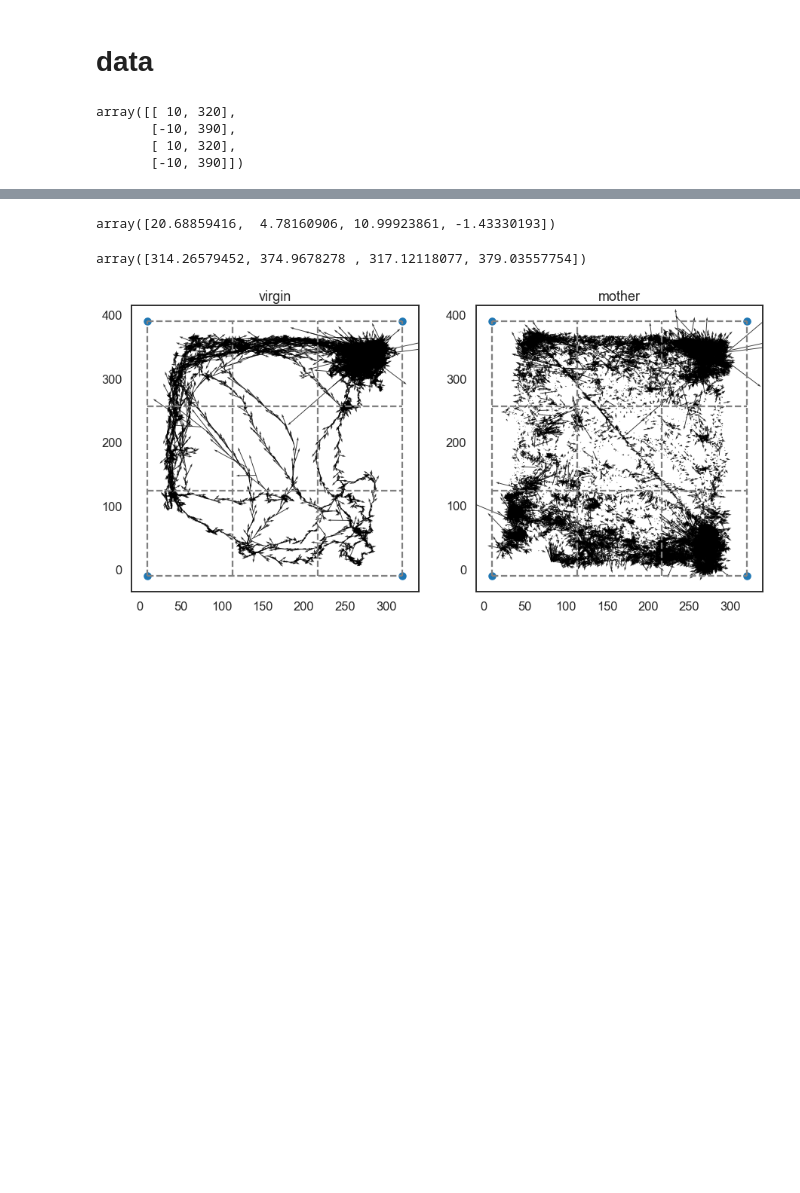
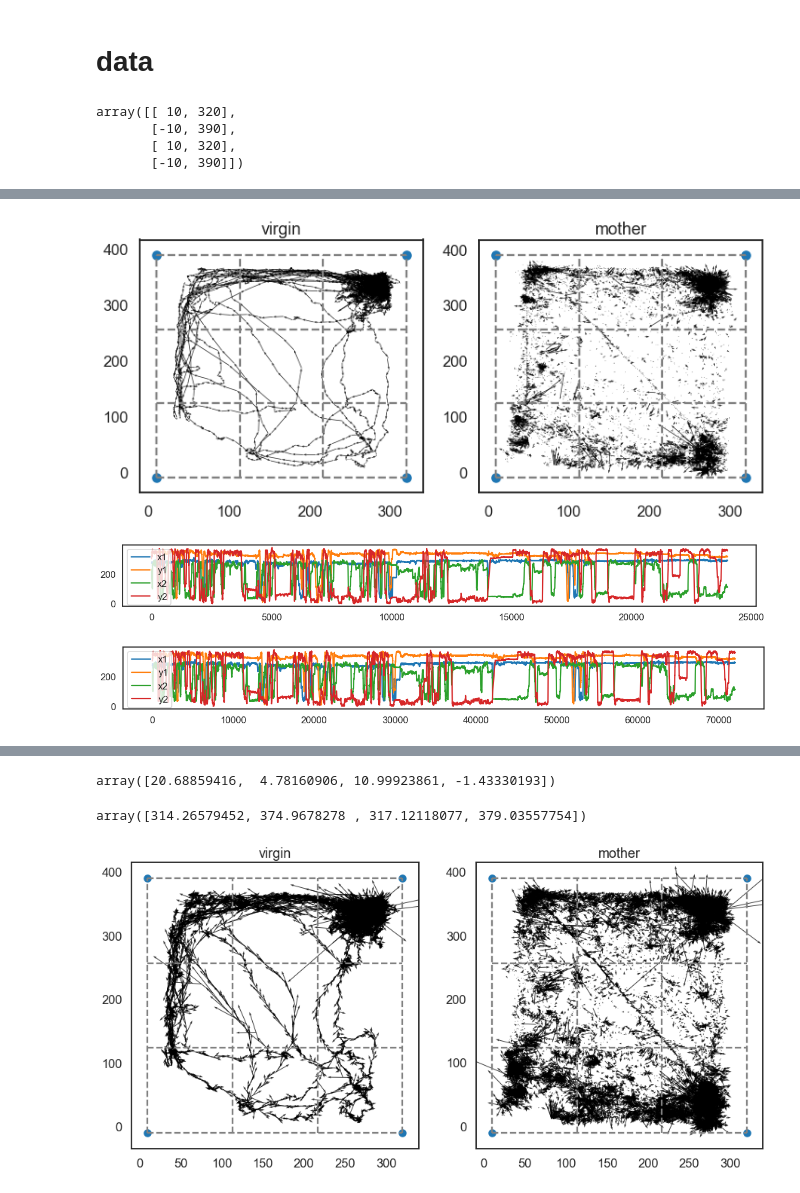
Before and after one commit to cunningham-lab/SocialBehaviors, a Jupyter notebook: SocialBehaviorptc/project_notebooks/gridmodel/grid_direction_model_K4.ipynb, the cells around one changed output, grey strips where cells are left out. Saved outputs shown, nothing was run; the diff lists cells and outputs as text; code cells hidden in the pictures; blank space fills up the shorter version.

```diff
--- a/SocialBehaviorptc/project_notebooks/gridmodel/grid_direction_model_K4.ipynb
+++ b/SocialBehaviorptc/project_notebooks/gridmodel/grid_direction_model_K4.ipynb
@@ -121,0 +151,15 @@ plot_realdata_quiver(trajs)
+# %%
+plt.figure(figsize=(12,5))
+plot_realdata_quiver(down_sampled_trajs_4, scale=1)
+# %% [output]
+[figure, added]
+# %%
+plt.figure(figsize=(20,2))
+plot_4_traces(down_sampled_trajs_3)
+# %% [output]
+[figure, added]
+# %%
+plt.figure(figsize=(20,2))
+plot_4_traces(trajs)
+# %% [output]
+[figure, added]
```
Also changed, not shown: parts of 11 cells of this notebook, 5 other files.
